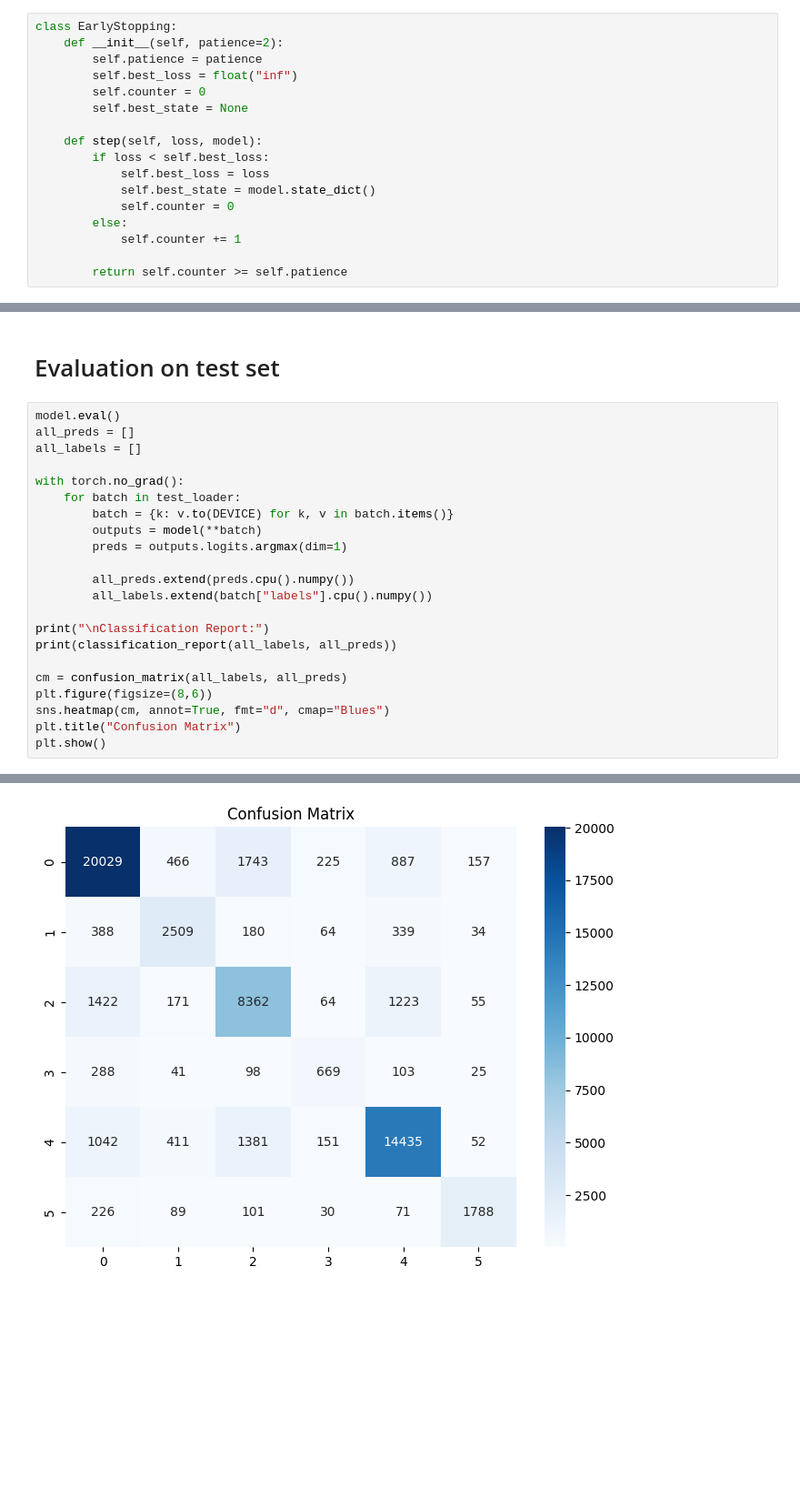
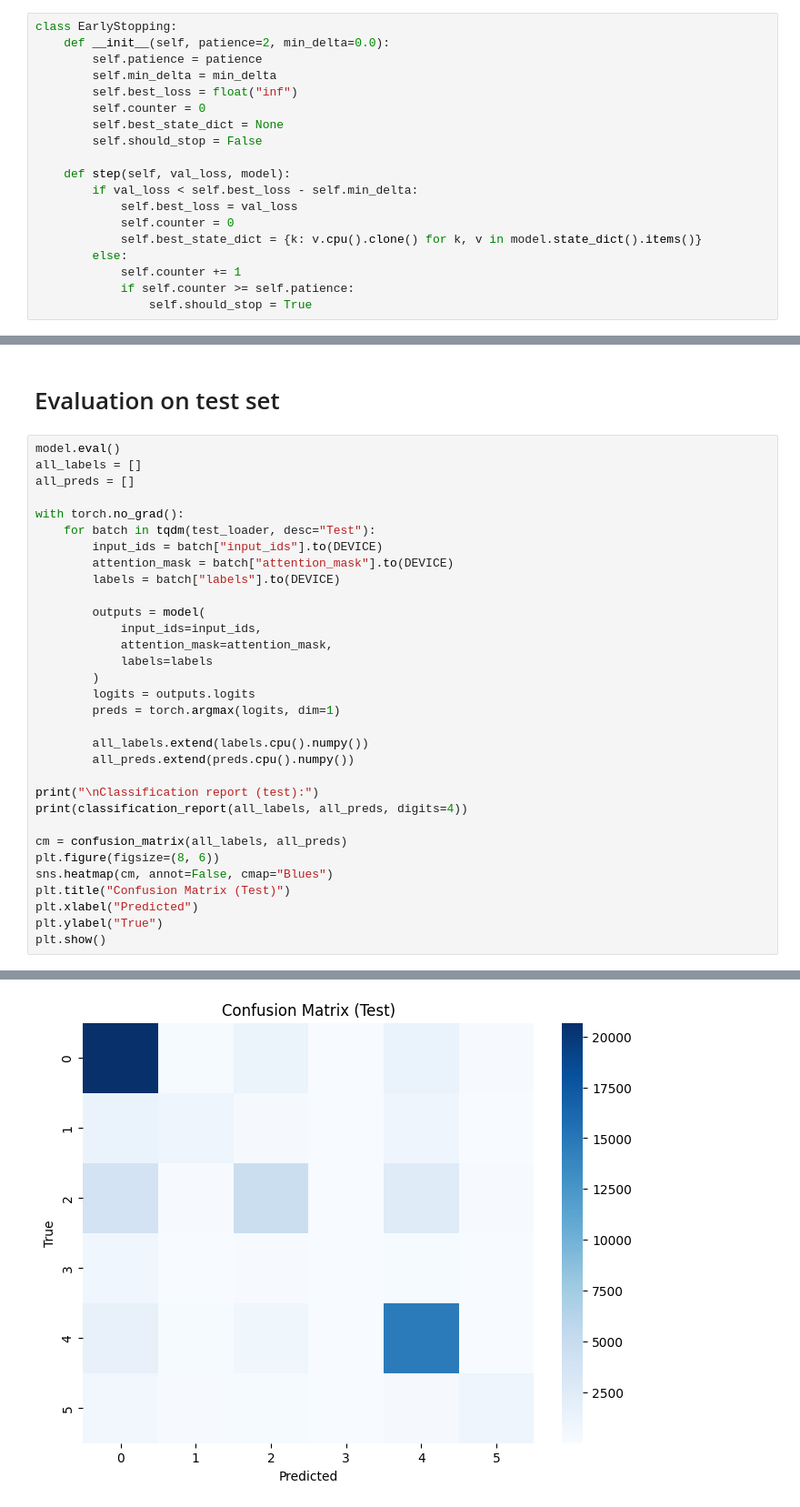
Before and after one commit to lebelolerato/multimodal_pipeline, a Jupyter notebook: src/text_only2.ipynb, the cells around one changed output, grey strips where cells are left out. Shown: that part at 91% size. Cells and saved outputs as stored; diff of their text form; blank space fills up the shorter version.

```diff
--- a/src/text_only2.ipynb
+++ b/src/text_only2.ipynb
@@ -98,21 +178,23 @@ You should probably TRAIN this model on a down-stream task to be able to use it
 # Early stopping class
 # %%
 class EarlyStopping:
-    def __init__(self, patience=2):
+    def __init__(self, patience=2, min_delta=0.0):
         self.patience = patience
+        self.min_delta = min_delta
         self.best_loss = float("inf")
         self.counter = 0
-        self.best_state = None
+        self.best_state_dict = None
+        self.should_stop = False
 
-    def step(self, loss, model):
-        if loss < self.best_loss:
-            self.best_loss = loss
-            self.best_state = model.state_dict()
+    def step(self, val_loss, model):
+        if val_loss < self.best_loss - self.min_delta:
+            self.best_loss = val_loss
             self.counter = 0
+            self.best_state_dict = {k: v.cpu().clone() for k, v in model.state_dict().items()}
         else:
             self.counter += 1
-
-        return self.counter >= self.patience
+            if self.counter >= self.patience:
+                self.should_stop = True
 # %% [markdown]
 # Training and Evaluation loops
 # %%
@@ -231,24 +371,34 @@ plt.show()
 # Evaluation on test set
 # %%
 model.eval()
+all_labels = []
 all_preds = []
-all_labels = []
 
 with torch.no_grad():
-    for batch in test_loader:
-        batch = {k: v.to(DEVICE) for k, v in batch.items()}
-        outputs = model(**batch)
-        preds = outputs.logits.argmax(dim=1)
+    for batch in tqdm(test_loader, desc="Test"):
+        input_ids = batch["input_ids"].to(DEVICE)
+        attention_mask = batch["attention_mask"].to(DEVICE)
+        labels = batch["labels"].to(DEVICE)
 
+        outputs = model(
+            input_ids=input_ids,
+            attention_mask=attention_mask,
+            labels=labels
+        )
+        logits = outputs.logits
+        preds = torch.argmax(logits, dim=1)
+
+        all_labels.extend(labels.cpu().numpy())
         all_preds.extend(preds.cpu().numpy())
-        all_labels.extend(batch["labels"].cpu().numpy())
 
-print("\nClassification Report:")
-print(classification_report(all_labels, all_preds))
+print("\nClassification report (test):")
+print(classification_report(all_labels, all_preds, digits=4))
 
 cm = confusion_matrix(all_labels, all_preds)
-plt.figure(figsize=(8,6))
-sns.heatmap(cm, annot=True, fmt="d", cmap="Blues")
-plt.title("Confusion Matrix")
+plt.figure(figsize=(8, 6))
+sns.heatmap(cm, annot=False, cmap="Blues")
+plt.title("Confusion Matrix (Test)")
+plt.xlabel("Predicted")
+plt.ylabel("True")
 plt.show()
 # %% [output]
@@ -268 +418 @@ weighted avg       0.81      0.81      0.81     59319
-[figure, old version]
+[figure, new version]
```
Also changed, not shown: parts of 10 cells of this notebook.
